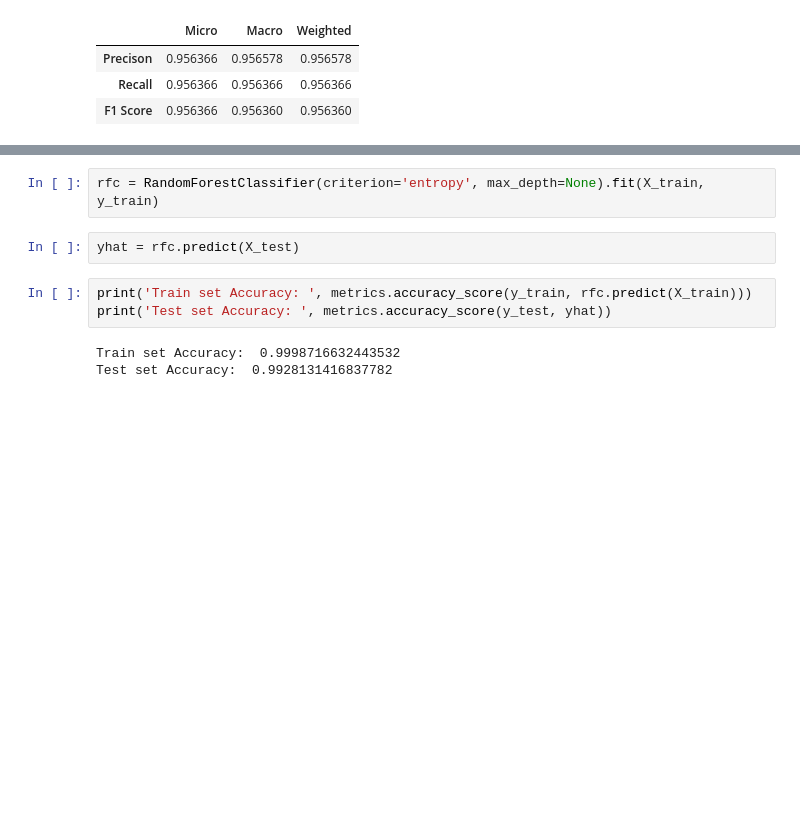
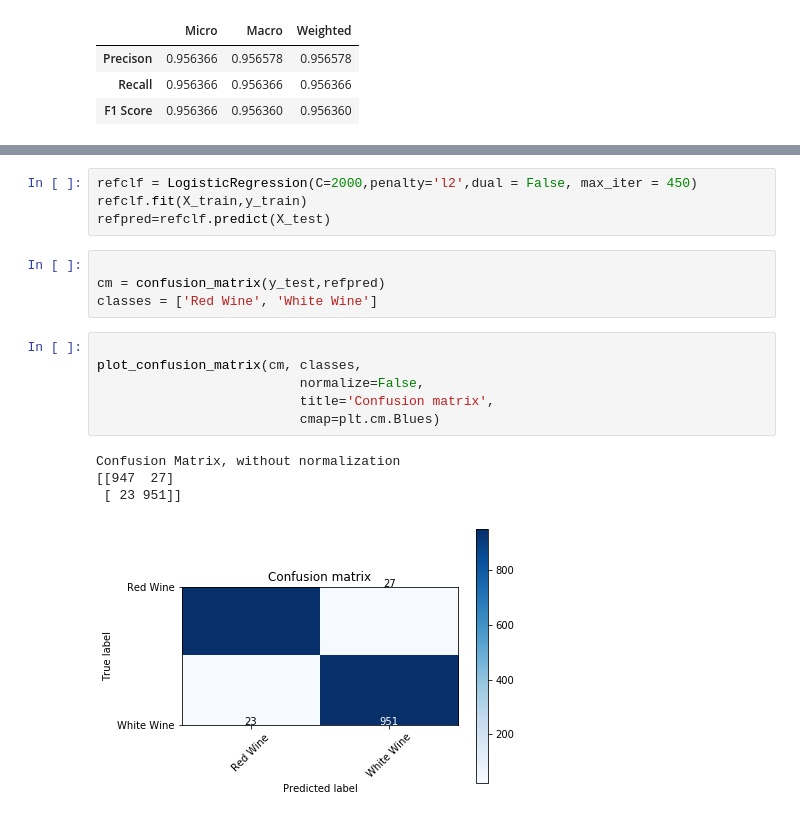
Before and after one commit to emilia329/WineFun, a Jupyter notebook: Modeling.ipynb, the cells around one changed output, grey strips where cells are left out. Cells and saved outputs as stored; diff of their text form; blank space fills up the shorter version.

```diff
--- a/Modeling.ipynb
+++ b/Modeling.ipynb
@@ -225,10 +244,19 @@ grid_clf_acc.best_params_
-# %%
-rfc = RandomForestClassifier(criterion='entropy', max_depth=None).fit(X_train, y_train)
-# %%
-yhat = rfc.predict(X_test)
-# %%
-print('Train set Accuracy: ', metrics.accuracy_score(y_train, rfc.predict(X_train)))
-print('Test set Accuracy: ', metrics.accuracy_score(y_test, yhat))
-# %% [output]
-Train set Accuracy:  0.9998716632443532
-Test set Accuracy:  0.9928131416837782
+# %%
+refclf = LogisticRegression(C=2000,penalty='l2',dual = False, max_iter = 450)
+refclf.fit(X_train,y_train)
+refpred=refclf.predict(X_test)
+# %%
+
+cm = confusion_matrix(y_test,refpred)
+classes = ['Red Wine', 'White Wine']
+# %%
+
+plot_confusion_matrix(cm, classes,
+                          normalize=False,
+                          title='Confusion matrix',
+                          cmap=plt.cm.Blues)
+# %% [output]
+Confusion Matrix, without normalization
+[[947  27]
+ [ 23 951]]
+[figure, added]
```
Also changed, not shown: parts of 7 cells of this notebook.
